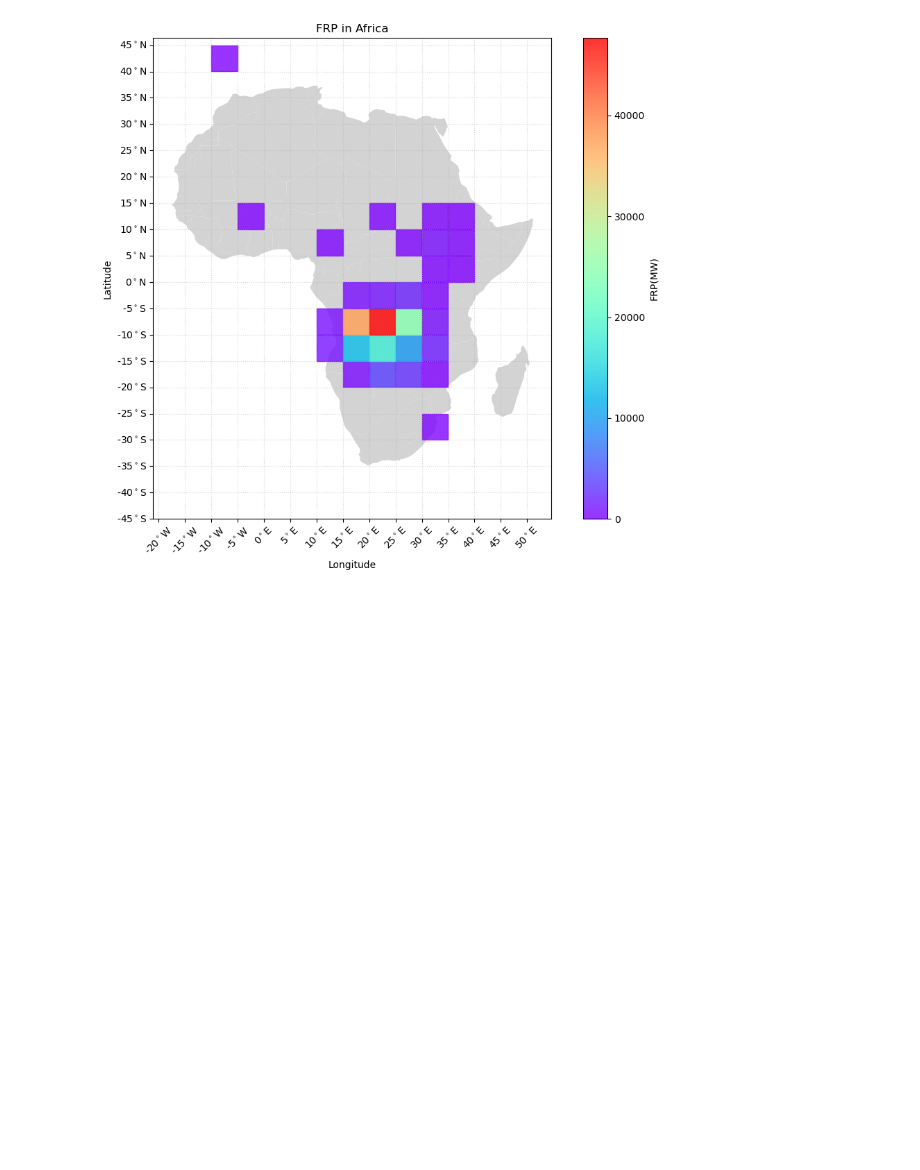
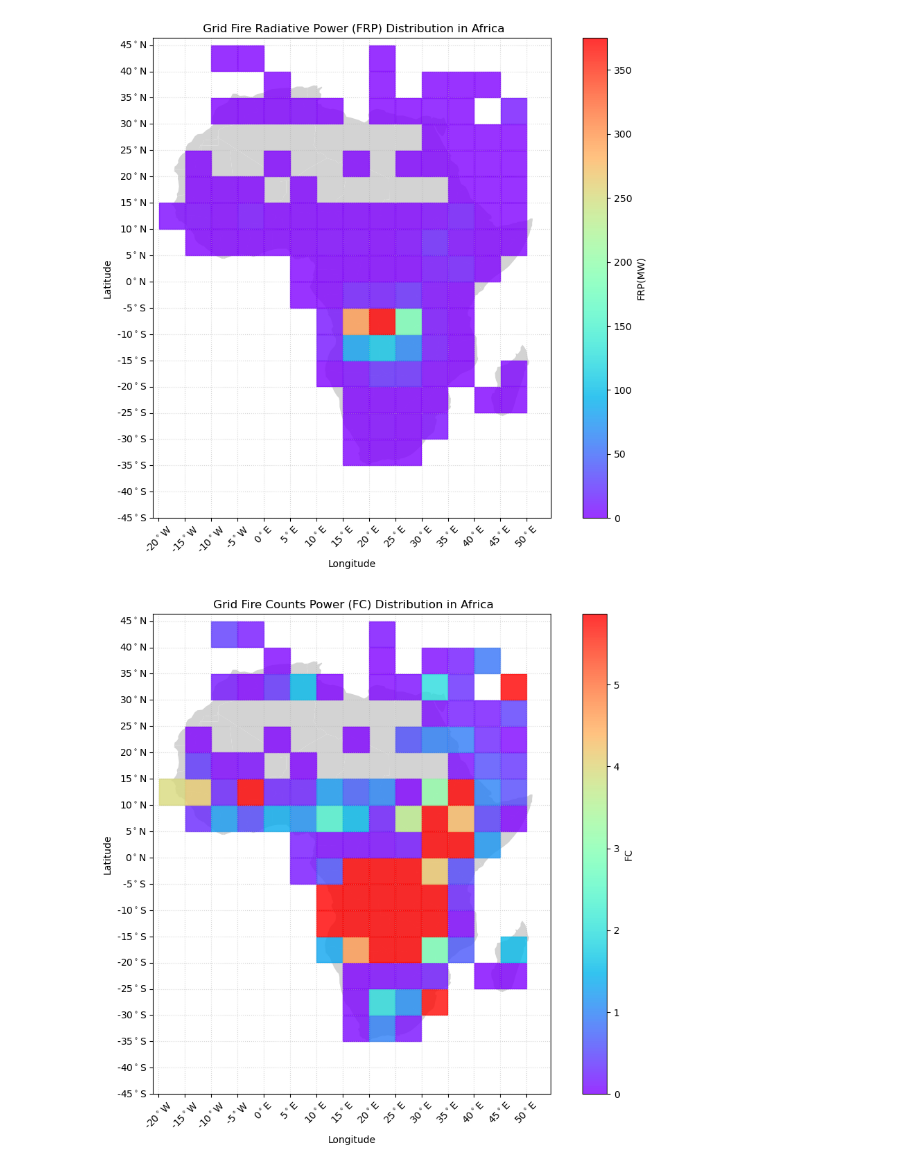
Before and after one commit to honggangwang1979/KCL_Test, a Jupyter notebook: Small_Code_Example_HonggangWang_KCL_Plot_Grid_FRP_jp.ipynb, the cells around one changed output. Drawn from its saved outputs; the diff is of its cells as text; code cells hidden in the pictures; blank space fills up the shorter version.

Commit message:
Add Grid Fire Count output.

```diff
--- a/Small_Code_Example_HonggangWang_KCL_Plot_Grid_FRP_jp.ipynb
+++ b/Small_Code_Example_HonggangWang_KCL_Plot_Grid_FRP_jp.ipynb
@@ -15,22 +15,17 @@ import os,sys
 curr_workdir = '/notebooks/KCL_test'
 
 #define list product file dir
-list_product_dir = '/data'
-#list_product_dir = '/data_201606'
+#list_product_dir = '/data'
+list_product_dir = '/data_201606'
 
 #define output file name
 Grid_FRP_file = 'grid_FRP.csv'
 
-PNG_file_name = 'KCL_test_HonggangWang.png'
+#PNG_file_name = 'Small_Code_Example_HonggangWang_Result_KCL_20160601'
+PNG_file_name = 'Small_Code_Example_HonggangWang_Result_KCL_201606'
 #--------------------------------End of Global Variables---------------------------------------------
 
-
-#-------------------------------------Define-Functions---------------------------------------------
-def main():
-    # Read the produced grid FRP data
-    os.chdir(curr_workdir+list_product_dir)
-    df = pd.read_csv(Grid_FRP_file, usecols=["Lon", "Lat", "FRP"])
-
+def GridPlot(df, column):
     # initialize an axis
     fig, ax = plt.subplots(figsize=(12,9))
 
@@ -39,16 +34,18 @@ def main():
     countries[countries["continent"].isin(["Africa"])].plot(color="lightgrey", ax=ax)
 
     # remove the zero FRP grid points
-    df=df[df['FRP']>0.0]
+    df=df[df[column]>0.0]
 
     # plot the FRP values on the map - Use alpha to set the color transparent degree
-    sm=ax.scatter(df.Lon, df.Lat, c=df.FRP,  cmap='rainbow', vmin=0, vmax=max(df['FRP']), marker=',', alpha=0.8, s=730)
+    sm=ax.scatter(df.Lon, df.Lat, c=df.FRP,  cmap='rainbow', vmin=0, vmax=max(df[column]), marker=',', alpha=0.8, s=730)
     cb = plt.colorbar(sm) # get a colorbar object
-    cb.set_label('FRP(MW)') #set the colorbar label
+    if column == 'FRP':
+        cb.set_label('FRP(MW)') #set the colorbar label
+    else:
+        cb.set_label(column) #set the colorbar label
 
     #set the grid pattern
     ax.grid(visible=True, alpha=0.5,linestyle=':')
-
 
     start_x = -20
     end_x = 50 + 1 # plus 1 to show the lable on the limits
@@ -72,34 +69,48 @@ def main():
     ax.yaxis.set_ticks(y_ticks)
     y_ticks_labels=[]
 
     for yt in y_ticks:
         if yt >= 0:
             tmp_ytl = str(yt)+'$^\circ$N'
         else:
             tmp_ytl = str(yt)+'$^\circ$S'
         y_ticks_labels.append(tmp_ytl)
 
     ax.set_yticklabels(y_ticks_labels)
 
-
-    plt.title('FRP in Africa')
+    if column == 'FRP' :
+        plt.title( ' Grid Fire Radiative Power (FRP) Distribution in Africa')
+    elif column == 'FC':
+        plt.title( ' Grid Fire Counts Power (FC) Distribution in Africa')
     plt.xticks(rotation=45)
     plt.xlabel("Longitude")
     plt.ylabel("Latitude")
 
-    plt.savefig(PNG_file_name)
+    plt.savefig(PNG_file_name + '_' + column)
     plt.show()
+
+
+#-------------------------------------Define-Functions---------------------------------------------
+def main():
+    # Read the produced grid FRP data
+    os.chdir(curr_workdir+list_product_dir)
+    df = pd.read_csv(Grid_FRP_file, usecols=["Lon", "Lat", "FRP", "FC"])
+
+    GridPlot(df, "FRP")
+    GridPlot(df, "FC")
+
 
 #-------------------------------------End of Functions---------------------------------------------
 
 
 
 
 #-------------------------------------Running the main function--------------------------
 
 if __name__ == "__main__":
     main()
 
 #-------------------------------------End of the Program--------------------------------
 # %% [output]
-[figure, old version]
+[figure, new version]
+[figure, added]
```
Also changed, not shown: 10 other files.
